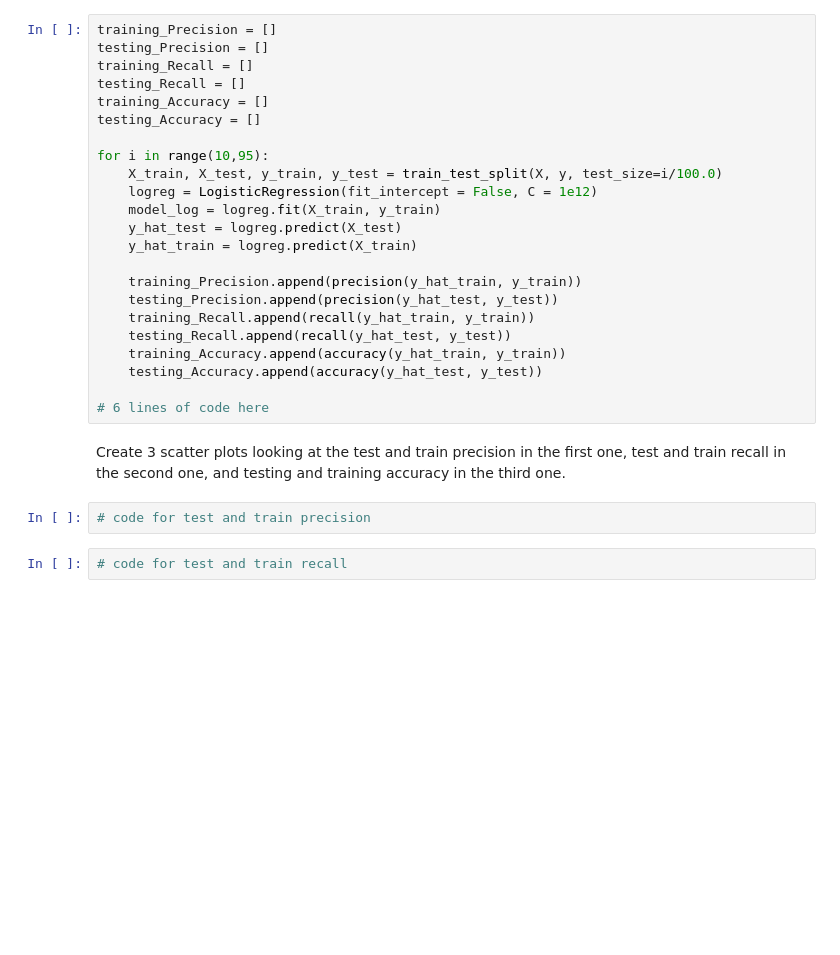
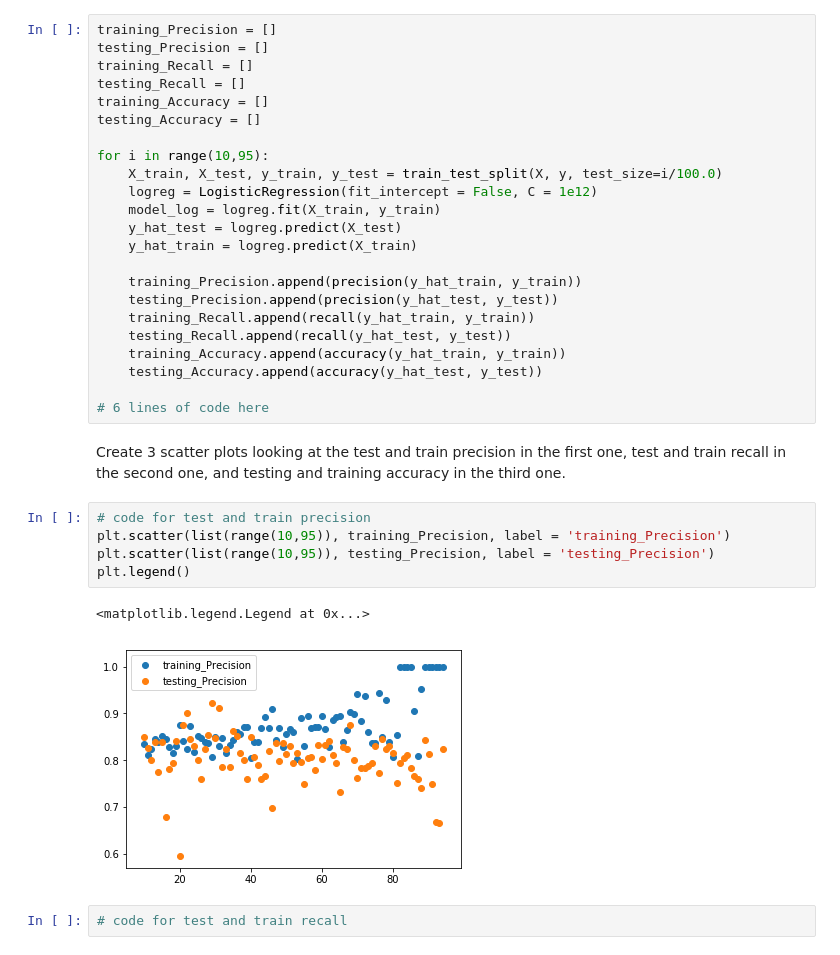
Before and after one commit to MsJacksonIYN/dsc-3-29-06-evaluating-logistic-regression-models-lab-nyc-ds-career-031119, a Jupyter notebook: index.ipynb, the cells around one changed output. Saved outputs shown, nothing was run; the diff lists cells and outputs as text; blank space fills up the shorter version.

```diff
--- a/index.ipynb
+++ b/index.ipynb
@@ -154,8 +154,14 @@ for i in range(10,95):
 # 6 lines of code here
 # %% [markdown]
 Create 3 scatter plots looking at the test and train precision in the first one, test and train recall in the second one, and testing and training accuracy in the third one.
-# %%
-# code for test and train precision
+# %%
+# code for test and train precision
+plt.scatter(list(range(10,95)), training_Precision, label = 'training_Precision')
+plt.scatter(list(range(10,95)), testing_Precision, label = 'testing_Precision')
+plt.legend()
+# %% [output]
+<matplotlib.legend.Legend at 0x...>
+[figure, added]
 # %%
 # code for test and train recall
 # %%
```
